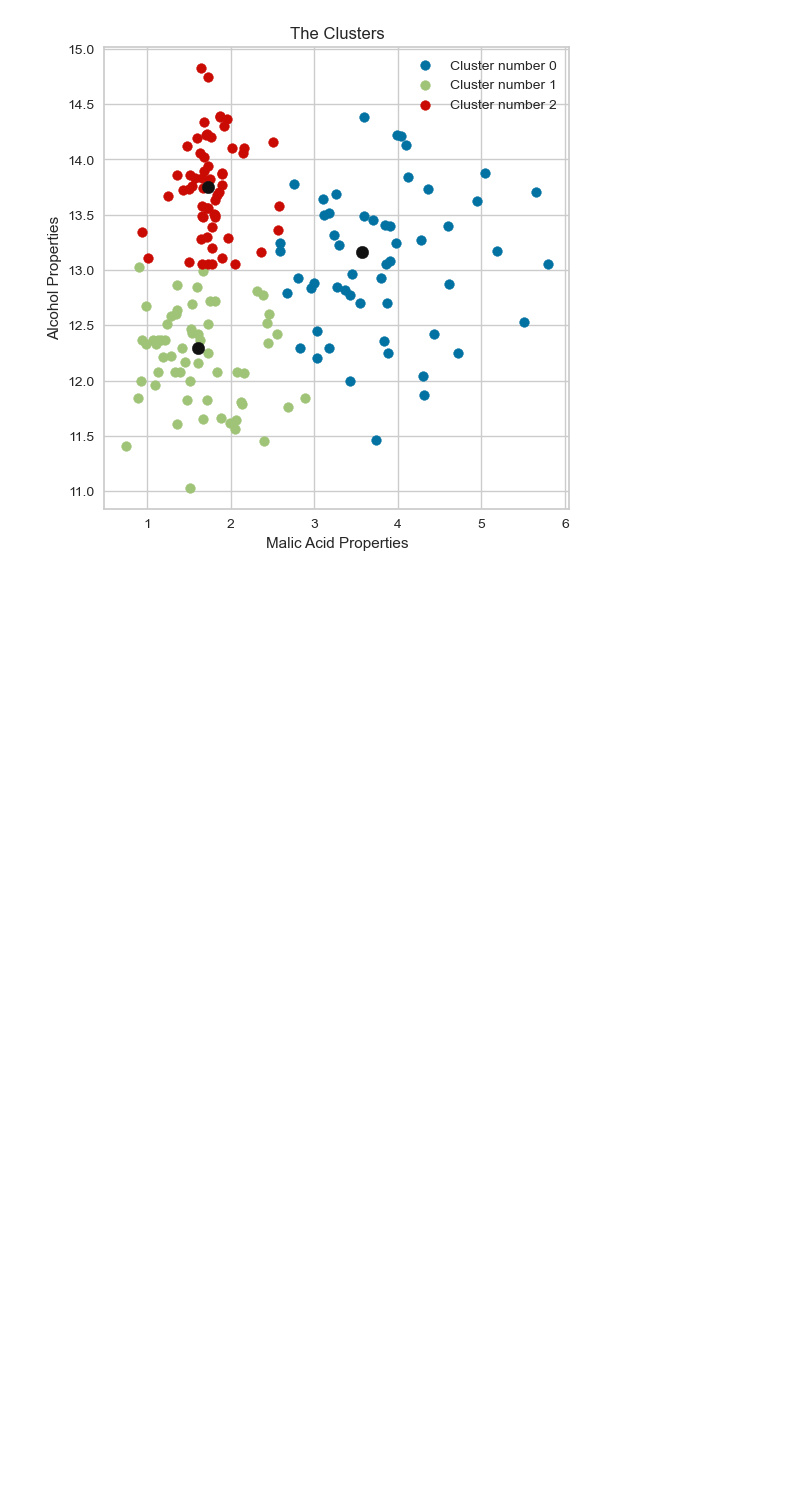
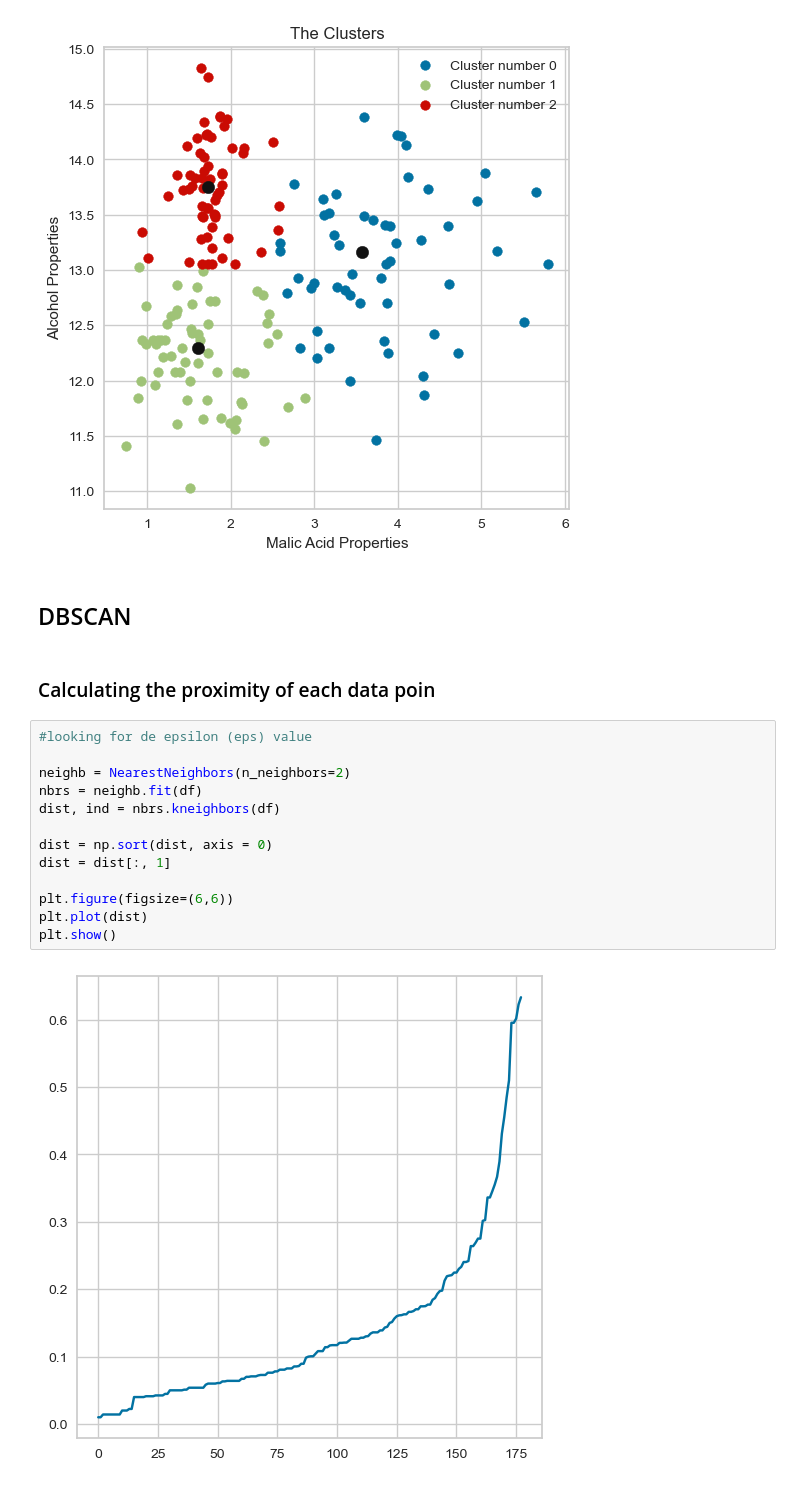
Before and after one commit to Joyvixtor/clustering_project, a Jupyter notebook: main.ipynb, the cells around one changed output. Saved outputs shown, nothing was run; the diff lists cells and outputs as text; blank space fills up the shorter version.

Commit message:
applying DBSCAN algorithm

```diff
--- a/main.ipynb
+++ b/main.ipynb
@@ -140,3 +140,22 @@ plt.legend()
 plt.show()
 # %% [output]
 [figure]
+# %% [markdown]
+## DBSCAN
+# %% [markdown]
+### Calculating the proximity of each data poin
+# %%
+#looking for de epsilon (eps) value
+
+neighb = NearestNeighbors(n_neighbors=2)
+nbrs = neighb.fit(df)
+dist, ind = nbrs.kneighbors(df)
+
+dist = np.sort(dist, axis = 0)
+dist = dist[:, 1]
+
+plt.figure(figsize=(6,6))
+plt.plot(dist)
+plt.show()
+# %% [output]
+[figure, added]
```
Also changed, not shown: parts of 3 cells of this notebook.
